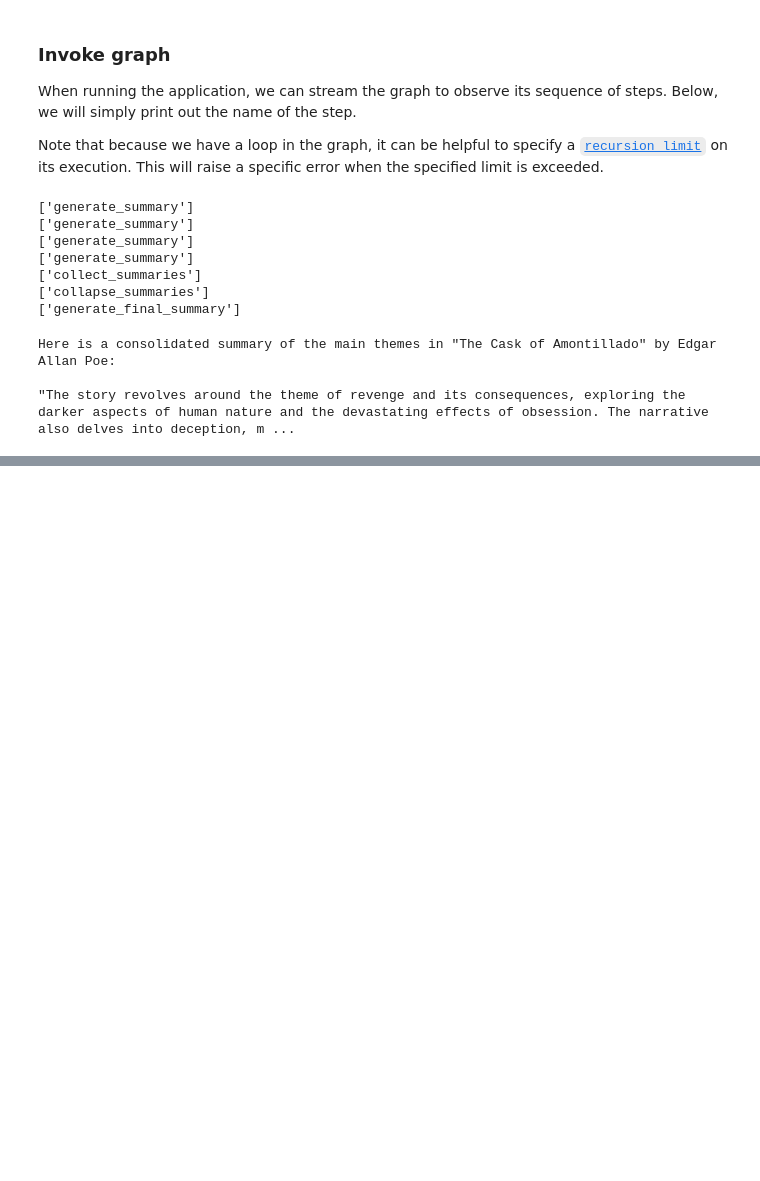
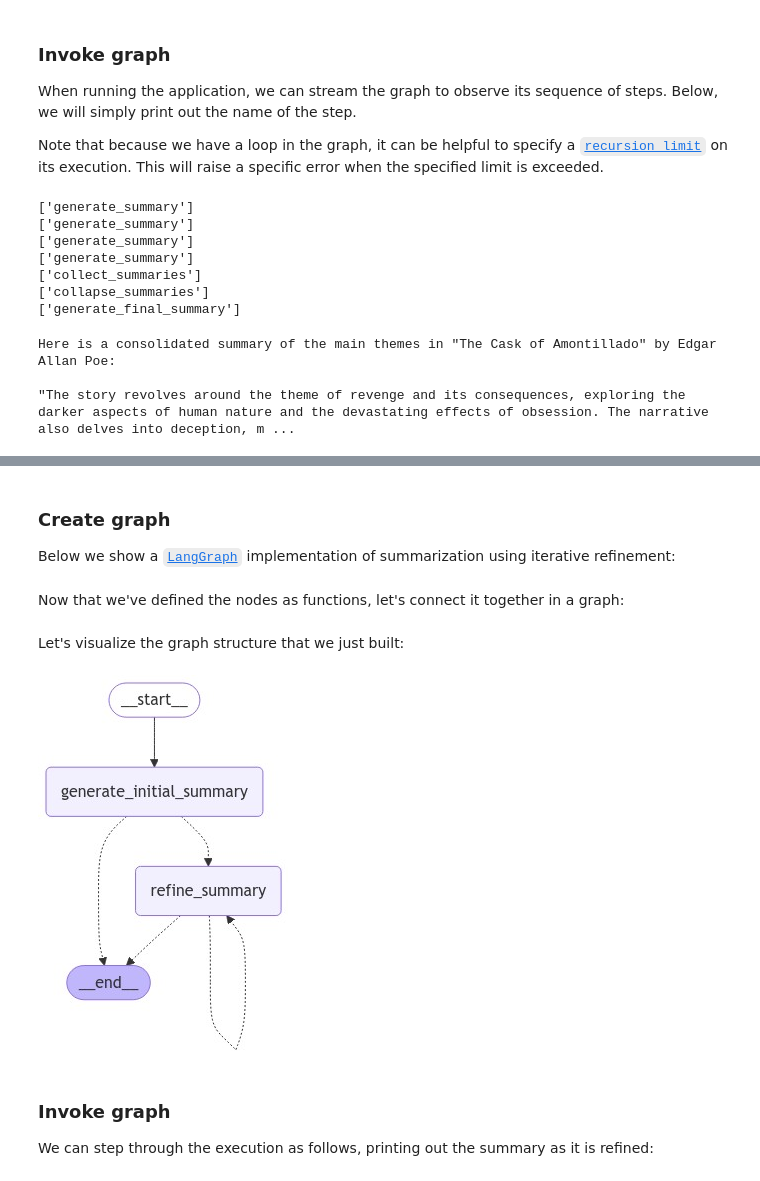
Before and after one commit to TCLee/summarization, a Jupyter notebook: summarization.ipynb, the cells around one changed output, grey strips where cells are left out. Drawn from its saved outputs; the diff is of its cells as text; code cells hidden in the pictures; blank space fills up the shorter version.

Commit message:
Add section `Iterative Refinement` to notebook

```diff
--- a/summarization.ipynb
+++ b/summarization.ipynb
@@ -515,0 +601,12 @@ In the corresponding [LangSmith trace](https://smith.langchain.com/public/f14d42
+# %%
+refine_template = PromptTemplate.from_file(
+    "prompts/refine_template.txt"
+)
+
+refine_prompt = ChatPromptTemplate.from_messages(
+    messages=[
+        ("human", refine_template.template)
+    ]
+)
+
+refine_summary_chain = refine_prompt | chat_model | StrOutputParser()
@@ -515,0 +633,4 @@ In the corresponding [LangSmith trace](https://smith.langchain.com/public/f14d42
+# %% [markdown]
+### Create graph
+
+Below we show a [`LangGraph`](https://langchain-ai.github.io/langgraph/) implementation of summarization using iterative refinement:
@@ -515,0 +729,42 @@ In the corresponding [LangSmith trace](https://smith.langchain.com/public/f14d42
+# %% [markdown]
+Now that we've defined the nodes as functions, let's connect it together in a graph:
+# %%
+graph = StateGraph(state_schema=State)
+
+# Nodes:
+graph.add_node(
+    node="generate_initial_summary",
+    action=generate_initial_summary
+)
+graph.add_node(
+    node="refine_summary",
+    action=refine_summary
+)
+
+# Edges:
+graph.add_edge(
+    start_key=START,
+    end_key="generate_initial_summary"
+)
+graph.add_conditional_edges(
+    source="generate_initial_summary",
+    path=should_refine
+)
+graph.add_conditional_edges(
+    source="refine_summary",
+    path=should_refine
+)
+
+app = graph.compile()
+# %% [markdown]
+Let's visualize the graph structure that we just built:
+# %%
+from IPython.display import Image
+
+Image(app.get_graph().draw_mermaid_png())
+# %% [output]
+[figure, added]
+# %% [markdown]
+### Invoke graph
+
+We can step through the execution as follows, printing out the summary as it is refined:
```
Also changed, not shown: parts of 17 cells of this notebook.
